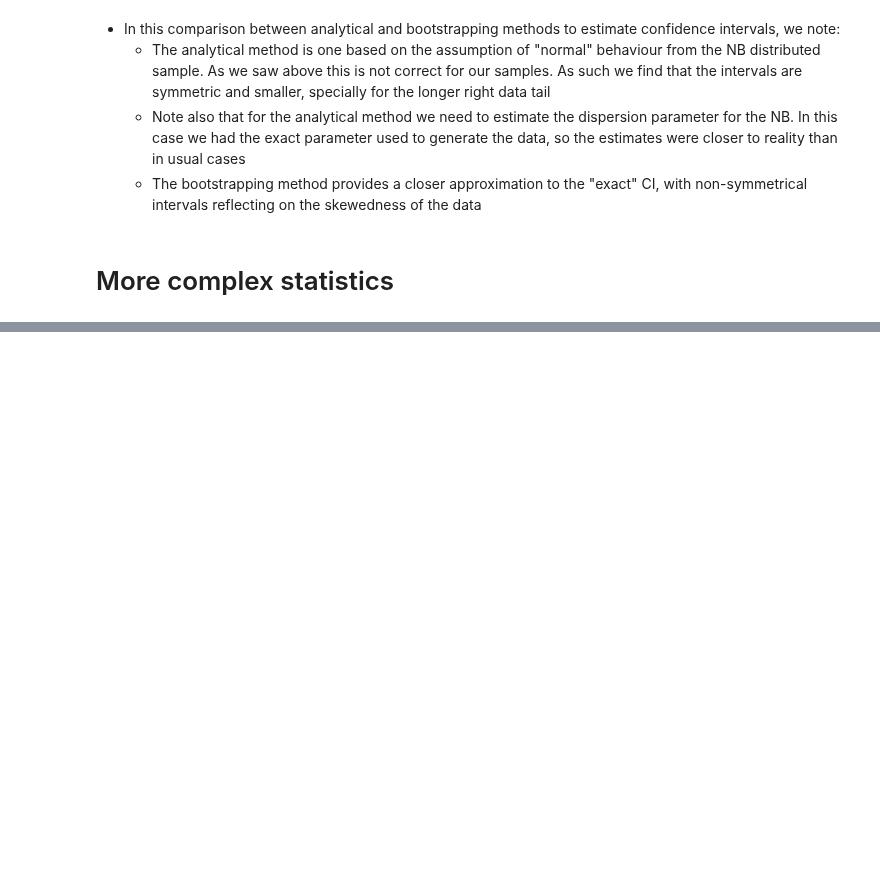
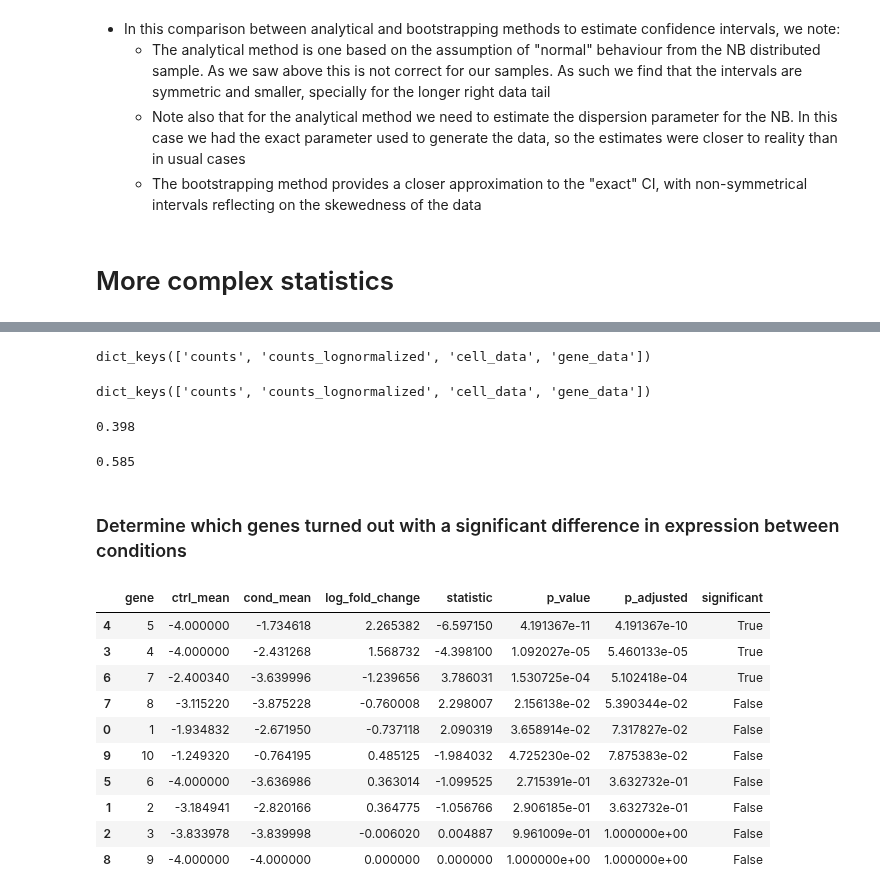
Before and after one commit to AndreMacedo88/Notebooks-Research, a Jupyter notebook: Statistics/Basics/03-bootstrapping.ipynb, the cells around one changed output, grey strips where cells are left out. Saved outputs shown, nothing was run; the diff lists cells and outputs as text; code cells hidden in the pictures; blank space fills up the shorter version.

```diff
--- a/Statistics/Basics/03-bootstrapping.ipynb
+++ b/Statistics/Basics/03-bootstrapping.ipynb
@@ -666,0 +678,48 @@ Instead of bootstrapping gene expressions of each cell, we now bootstrap the ent
+# %%
+np.random.seed(111)
+
+n_genes = 10
+n_cells = 100
+# Get number of counts per UTR per cell
+data_ctrl = generate_scrnaseq_data(
+    n_genes=n_genes,
+    n_cells=n_cells,
+    params_sequencing_depth={"mean": 1, "sd": 0.01},
+    params_gene_means={"shape_gamma": 0.28, "rate_gamma": 0.26},
+    params_gene_dispersion={"mean_norm": 1.2, "sd_norm": 1.15},
+    percent_bimodal=10,
+)
+
+display(data_ctrl.keys())
+
+counts_ctrl = data_ctrl.get("counts")
+counts_normalized_ctrl = data_ctrl.get("counts_lognormalized")
+cell_data_ctrl = data_ctrl.get("cell_data")
+gene_data_ctrl = data_ctrl.get("gene_data")
+# %% [output]
+dict_keys(['counts', 'counts_lognormalized', 'cell_data', 'gene_data'])
+# %%
+# Get number of counts per UTR per cell
+data_cond = generate_scrnaseq_data(
+    n_genes=n_genes,
+    n_cells=n_cells,
+    params_sequencing_depth={"mean": 1, "sd": 0.01},
+    params_gene_means={"shape_gamma": 0.28, "rate_gamma": 0.50},
+    params_gene_dispersion={"mean_norm": 1.2, "sd_norm": 1.15},
+    percent_bimodal=10,
+)
+
+display(data_cond.keys())
+
+counts_cond = data_cond.get("counts")
+counts_normalized_cond = data_cond.get("counts_lognormalized")
+cell_data_cond = data_cond.get("cell_data")
+gene_data_cond = data_cond.get("gene_data")
+# %% [output]
+dict_keys(['counts', 'counts_lognormalized', 'cell_data', 'gene_data'])
+# %%
+display(counts_ctrl.mean())
+display(counts_cond.mean())
+# %% [output]
+0.398
+0.585
@@ -666,0 +772,22 @@ Instead of bootstrapping gene expressions of each cell, we now bootstrap the ent
+# %% [markdown]
+### Determine which genes turned out with a significant difference in expression between conditions
+# %%
+wilcoxon_df = calculate_wilcoxon_per_gene(
+    n_genes=n_genes,
+    counts_normalized_ctrl=counts_normalized_ctrl,
+    counts_normalized_cond=counts_normalized_cond,
+)
+
+display(wilcoxon_df)
+# %% [output]
+|  | gene | ctrl_mean | cond_mean | log_fold_change | statistic | p_value | p_adjusted | significant |
+| 4 | 5 | -4.000000 | -1.734618 | 2.265382 | -6.597150 | 4.191367e-11 | 4.191367e-10 | True |
+| 3 | 4 | -4.000000 | -2.431268 | 1.568732 | -4.398100 | 1.092027e-05 | 5.460133e-05 | True |
+| 6 | 7 | -2.400340 | -3.639996 | -1.239656 | 3.786031 | 1.530725e-04 | 5.102418e-04 | True |
+| 7 | 8 | -3.115220 | -3.875228 | -0.760008 | 2.298007 | 2.156138e-02 | 5.390344e-02 | False |
+| 0 | 1 | -1.934832 | -2.671950 | -0.737118 | 2.090319 | 3.658914e-02 | 7.317827e-02 | False |
+| 9 | 10 | -1.249320 | -0.764195 | 0.485125 | -1.984032 | 4.725230e-02 | 7.875383e-02 | False |
+| 5 | 6 | -4.000000 | -3.636986 | 0.363014 | -1.099525 | 2.715391e-01 | 3.632732e-01 | False |
+| 1 | 2 | -3.184941 | -2.820166 | 0.364775 | -1.056766 | 2.906185e-01 | 3.632732e-01 | False |
+| 2 | 3 | -3.833978 | -3.839998 | -0.006020 | 0.004887 | 9.961009e-01 | 1.000000e+00 | False |
+| 8 | 9 | -4.000000 | -4.000000 | 0.000000 | 0.000000 | 1.000000e+00 | 1.000000e+00 | False |
```
Also changed, not shown: parts of 12 cells of this notebook.
